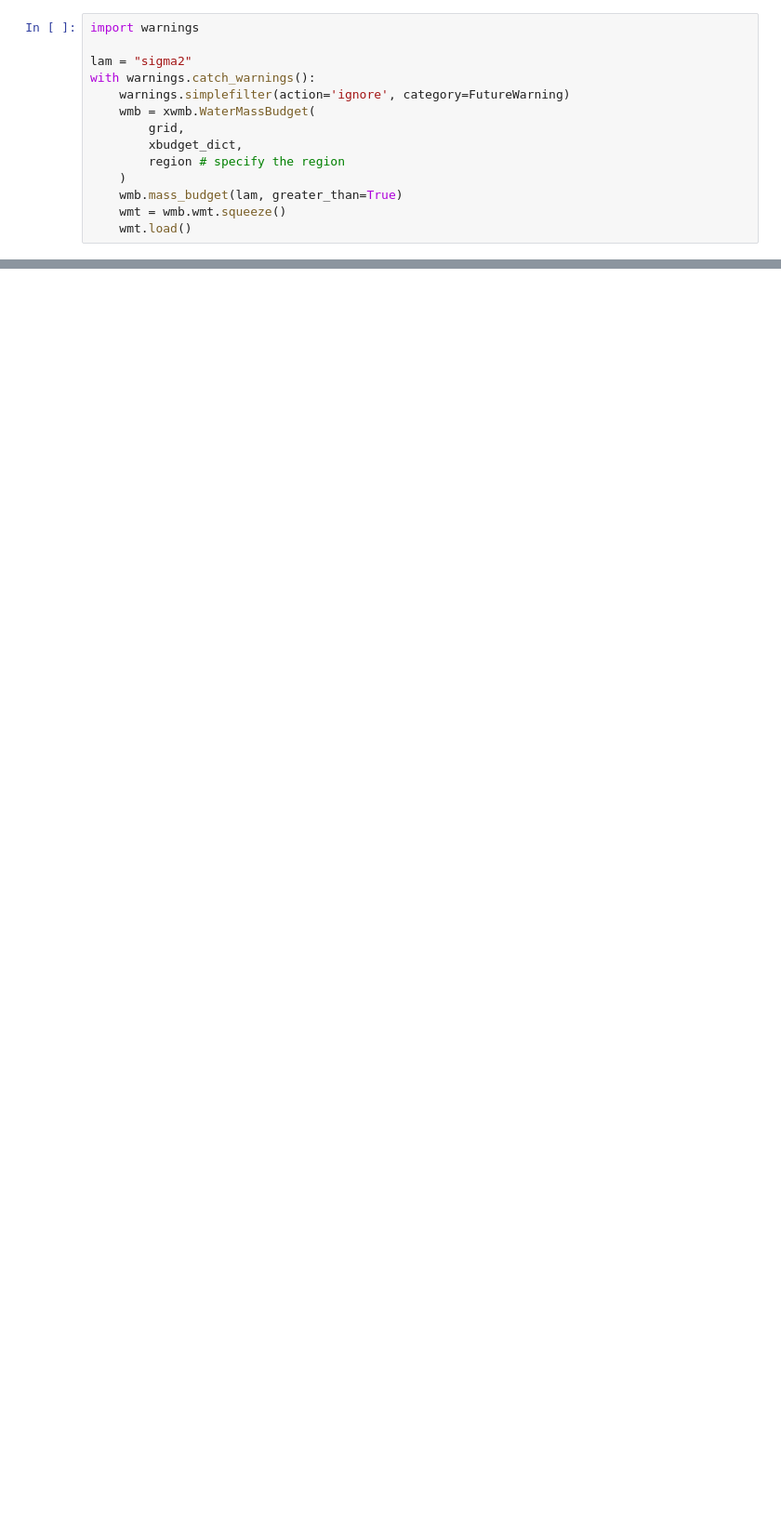
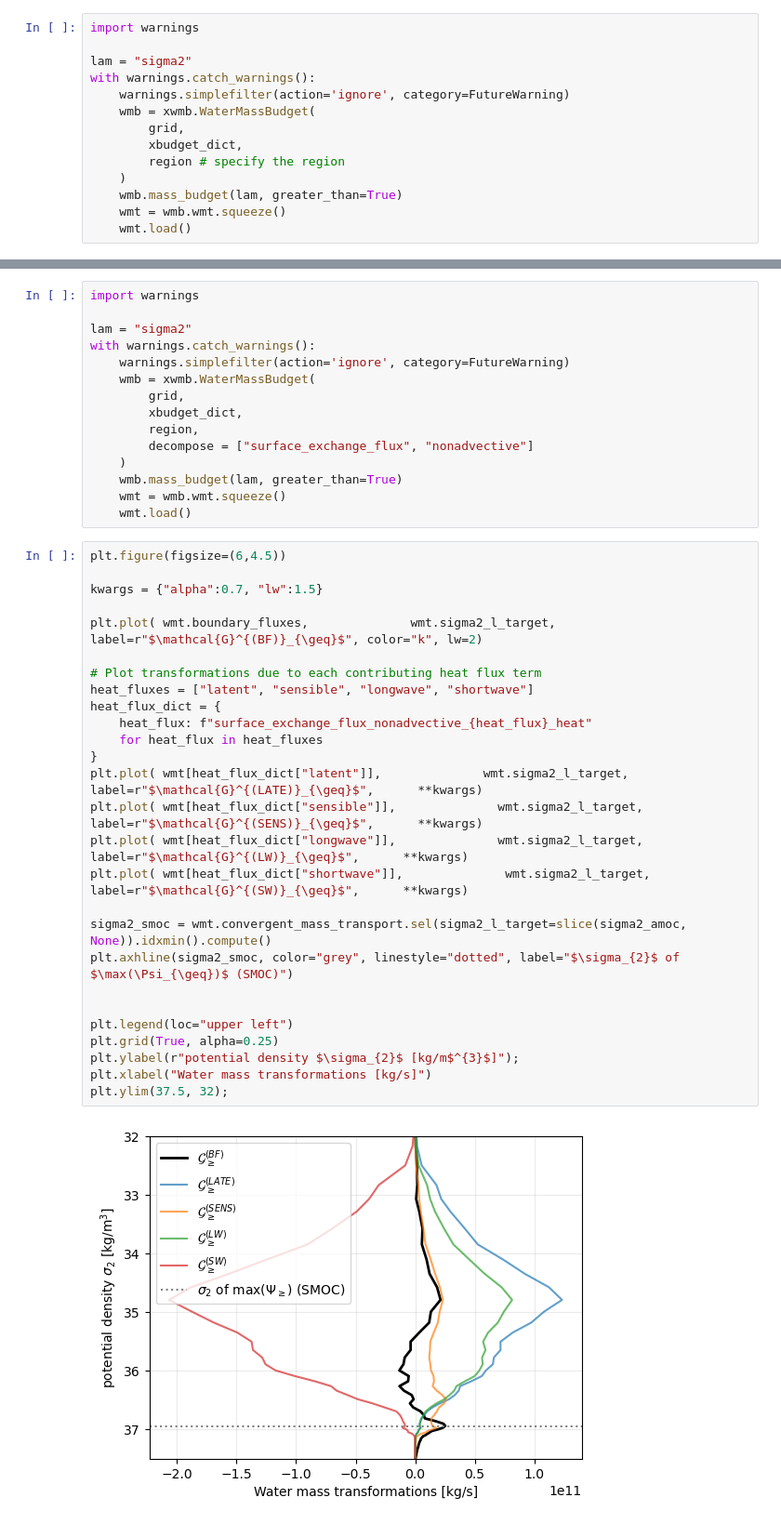
Before and after one commit to hdrake/xwmb_examples, a Jupyter notebook: examples/MOM6_global.ipynb, the cells around one changed output, grey strips where cells are left out. Shown at 93% size. Cells and saved outputs as stored; diff of their text form; blank space fills up the shorter version.

```diff
--- a/examples/MOM6_global.ipynb
+++ b/examples/MOM6_global.ipynb
@@ -289,0 +306,44 @@ plt.ylim(37.5, 32);
+# %%
+import warnings
+
+lam = "sigma2"
+with warnings.catch_warnings():
+    warnings.simplefilter(action='ignore', category=FutureWarning)
+    wmb = xwmb.WaterMassBudget(
+        grid,
+        xbudget_dict,
+        region,
+        decompose = ["surface_exchange_flux", "nonadvective"]
+    )
+    wmb.mass_budget(lam, greater_than=True)
+    wmt = wmb.wmt.squeeze()
+    wmt.load()
+# %%
+plt.figure(figsize=(6,4.5))
+
+kwargs = {"alpha":0.7, "lw":1.5}
+
+plt.plot( wmt.boundary_fluxes,              wmt.sigma2_l_target, label=r"$\mathcal{G}^{(BF)}_{\geq}$", color="k", lw=2)
+
+# Plot transformations due to each contributing heat flux term
+heat_fluxes = ["latent", "sensible", "longwave", "shortwave"]
+heat_flux_dict = {
+    heat_flux: f"surface_exchange_flux_nonadvective_{heat_flux}_heat"
+    for heat_flux in heat_fluxes
+}
+plt.plot( wmt[heat_flux_dict["latent"]],              wmt.sigma2_l_target, label=r"$\mathcal{G}^{(LATE)}_{\geq}$",      **kwargs)
+plt.plot( wmt[heat_flux_dict["sensible"]],              wmt.sigma2_l_target, label=r"$\mathcal{G}^{(SENS)}_{\geq}$",      **kwargs)
+plt.plot( wmt[heat_flux_dict["longwave"]],              wmt.sigma2_l_target, label=r"$\mathcal{G}^{(LW)}_{\geq}$",      **kwargs)
+plt.plot( wmt[heat_flux_dict["shortwave"]],              wmt.sigma2_l_target, label=r"$\mathcal{G}^{(SW)}_{\geq}$",      **kwargs)
+
+sigma2_smoc = wmt.convergent_mass_transport.sel(sigma2_l_target=slice(sigma2_amoc, None)).idxmin().compute()
+plt.axhline(sigma2_smoc, color="grey", linestyle="dotted", label="$\sigma_{2}$ of $\max(\Psi_{\geq})$ (SMOC)")
+
+
+plt.legend(loc="upper left")
+plt.grid(True, alpha=0.25)
+plt.ylabel(r"potential density $\sigma_{2}$ [kg/m$^{3}$]");
+plt.xlabel("Water mass transformations [kg/s]")
+plt.ylim(37.5, 32);
+# %% [output]
+[figure, added]
```
Also changed, not shown: parts of 24 cells of this notebook, 1 other file.
